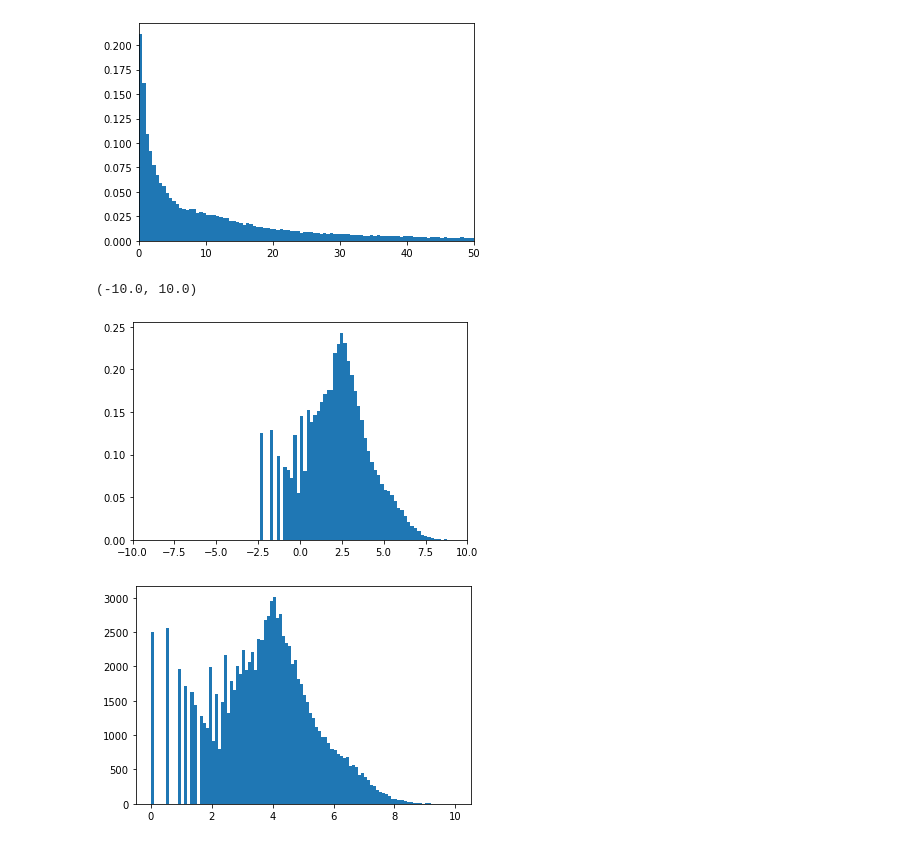
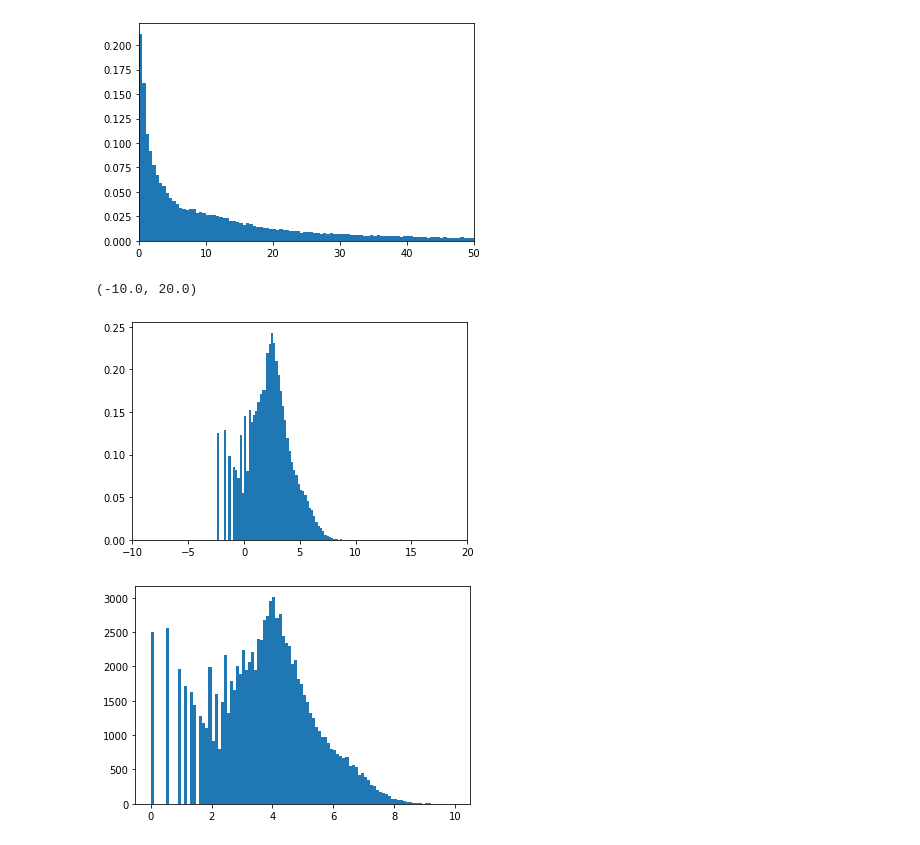
Before and after one commit to EdisonJR624/Proyecto_Steam, a Jupyter notebook: Steam_recomendaciones.ipynb, the cells around one changed output. Saved outputs shown, nothing was run; the diff lists cells and outputs as text; code cells hidden in the pictures.

```diff
--- a/Steam_recomendaciones.ipynb
+++ b/Steam_recomendaciones.ipynb
@@ -38,6 +52,20 @@ for i, l in enumerate(parse('datos\steam_games.json.gz')):
 # %%
 # Importar los datos de las reviews
 
+# Funcion que da acamica para abrir solo cada cierta cantidad de datos.
+'''
+contador = 0
+data_reviews = []
+# Vamos a guardar una de cada 10 reviews para no llenar la memoria RAM. Si pones n = 3,
+# abrira uno de cada tres, y asi.
+n = 10
+for l in parse('steam_reviews.json.gz'):
+    if contador%n == 0:
+        data_reviews.append(l)
+    else:
+        pass
+    contador += 1
+'''
 # Funcion para coger solo una cantidad de datos en orden
 data_reviews = []
 num = 100000
@@ -79,2 +81,0 @@ Vamos a limpiar un poco el dataset quitando las columnas que no nos interesan
-# %%
-df_rev = df_rev.drop(columns=['page_order','early_access','page','found_funny','compensation', 'date', 'text'])
@@ -83,4 +82 @@ También eliminamos aquellas isntancias que se encuentran repetidas en el datase
-# %%
-# Eliminamos filas duplicadas
-df_rev = df_rev.drop_duplicates()
 # %%
@@ -116,17 +90,0 @@ No es posible apreciar de manera adecuada una distribución de las variables deb
-# %%
-# Definimos las columnas sobre las cuales haremos la limpieza
-cols_df_rev = ['hours', 'products']
-
-for a in range(len(cols_df_rev)):
-    # Determinamos el cuartil 25
-    Q1 = df_rev[cols_df_rev[a]].quantile(0.25)
-    # Determinamos el cuartil 75
-    Q3 = df_rev[cols_df_rev[a]].quantile(0.75)
-    # Determinamos el rango intercuartil
-    IQR = Q3 - Q1
-    # Filtramos los valores
-    filter = (df_rev[cols_df_rev[a]] <= Q3 + 3 * IQR)
-    df_rev = df_rev.loc[filter]
-
-# Muestra las dimensiones del nuevo dataset
-print(df_rev.shape)
@@ -415,10 +230,10 @@ df_rev['log_hours'] = np.log(df_rev.hours)
 # %%
 ## escalado logaritmico
 plt.hist(x=df_rev.log_hours, bins=100, density=True, range=(-10,10))
-plt.xlim([-10,10])
+plt.xlim([-10,20])
 # %% [output]
-(-10.0, 10.0)
+(-10.0, 20.0)
-[figure, old version]
+[figure, new version]
 # %%
 from sklearn.preprocessing import MinMaxScaler
 scaler = MinMaxScaler(feature_range=(0,10))
```
Also changed, not shown: parts of 50 cells of this notebook.
